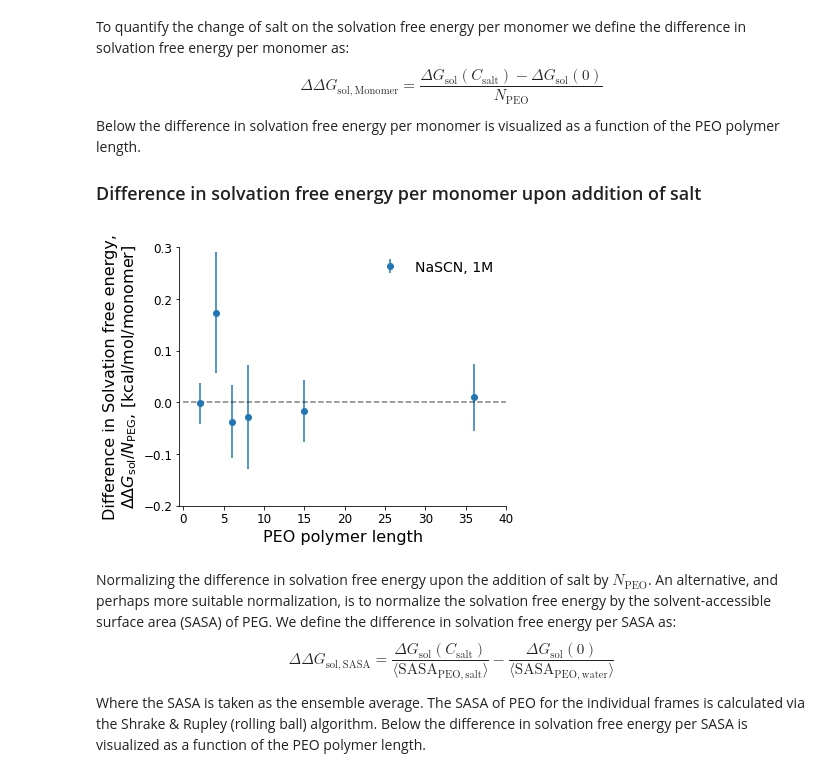
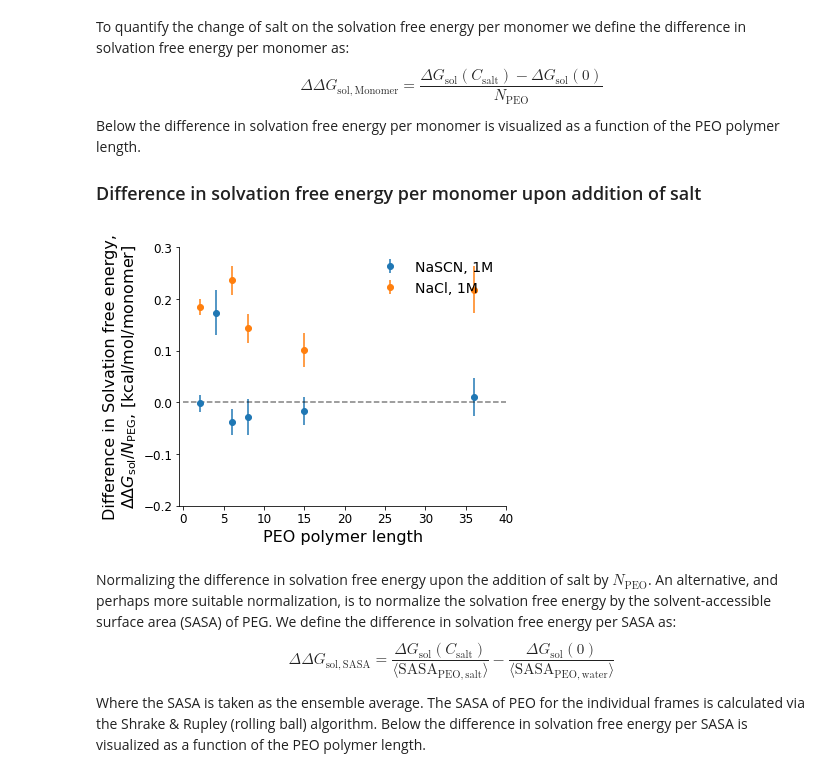
Before and after one commit to SHervoe-Hansen/PEO_solubility_in_NaCl, a Jupyter notebook: Analysis.ipynb, the cells around one changed output. Saved outputs shown, nothing was run; the diff lists cells and outputs as text; code cells hidden in the pictures.

```diff
--- a/Analysis.ipynb
+++ b/Analysis.ipynb
@@ -79,7 +78,7 @@ nmers = [2, 4, 6, 8, 15, 36]
 
 salts = {
          'No_salt': {'Cation': 'No_', 'Anion': 'salt' },
-#         'NaCl'   : {'Cation': 'Na' , 'Anion': 'Cl'   },
+         'NaCl'   : {'Cation': 'Na' , 'Anion': 'Cl'   },
 #         'CsCl'   : {'Cation': 'Cs' , 'Anion': 'Cl'   },
          'NaSCN'  : {'Cation': 'Na' , 'Anion': 'SCN'  },
 #         'CsSCN'  : {'Cation': 'Cs' , 'Anion': 'SCN'  },
@@ -441,6 +446,8 @@ Below the difference in solvation free energy per monomer is visualized as a fun
 %cd -q $homedir
 fig, ax = plt.subplots(figsize=(6,4.5))
 icons = []
+
+Nsamples = state_parameters['soln']['Ndivisions']
 
 # Water
 slvfe_wat = []
@@ -452,7 +459,7 @@ for nmer in nmers:
     for lineNR, line in enumerate(lines):
         if "cumulative average & 95% error for solvation free energy" in line:
             slvfe_wat.append(float(lines[lineNR+10].split()[1]))
-            slvfe_wat_err.append(float(lines[lineNR+10].split()[2]))
+            slvfe_wat_err.append(float(lines[lineNR+10].split()[2]) * np.sqrt(Nsamples))
             break
 slvfe_wat = unumpy.uarray(slvfe_wat, slvfe_wat_err)
 
@@ -465,35 +472,35 @@ for i, condition in enumerate(['NaSCN/1.00', 'NaCl/1.00']):
             lines = f.readlines()
         f.close()
         for lineNR, line in enumerate(lines):
             if "cumulative average & 95% error for solvation free energy" in line:
                 slvfe.append(float(lines[lineNR+10].split()[1]))
                 slvfe_err.append(float(lines[lineNR+10].split()[2]))
                 break
     slvfe = unumpy.uarray(slvfe, slvfe_err)
     dslvfe = (slvfe - slvfe_wat)/np.array(nmers)
 
-    errplt = ax.errorbar(nmers, unumpy.nominal_values(dslvfe), yerr=unumpy.std_devs(dslvfe),
+    errplt = ax.errorbar(nmers, unumpy.nominal_values(dslvfe), yerr=unumpy.std_devs(dslvfe)/np.sqrt(Nsamples),
                          marker='o', linestyle='None', color='C'+str(i), alpha=1)
     icons.append(errplt)
 
 ax.hlines(0, xmin=0, xmax=40, colors='black', linestyle='dashed', alpha=0.5)
 
 leg = ax.legend(icons, ['NaSCN, 1M', 'NaCl, 1M'],
                 loc='upper right', frameon=False, fontsize=14)
 
 ax.set_xlabel('PEO polymer length', fontsize=16)
 ax.set_ylabel('Difference in Solvation free energy,\n$\Delta\Delta G_{\mathrm{sol}}/N_{\mathrm{PEG}}$, [kcal/mol/monomer]', fontsize=16)
 ax.tick_params(axis='both', which='major', labelsize=12)
 ax.spines['right'].set_visible(False)
 ax.spines['top'].set_visible(False)
 
 ax.set_xlim(-0.5, 40)
 ax.set_ylim(-0.2, 0.3)
 
 fig.tight_layout()
 fig.savefig('Figures/PEG_polymerlength_salt_difference.pdf', bbox_inches='tight')
 # %% [output]
-[figure, old version]
+[figure, new version]
 # %% [markdown]
 Normalizing the difference in solvation free energy upon the addition of salt by $N_{\mathrm{PEO}}$. An alternative, and perhaps more suitable normalization, is to normalize the solvation free energy by the solvent-accessible surface area (SASA) of PEG. We define the difference in solvation free energy per SASA as:
 $$
```
Also changed, not shown: parts of 8 cells of this notebook, 9 other files.
